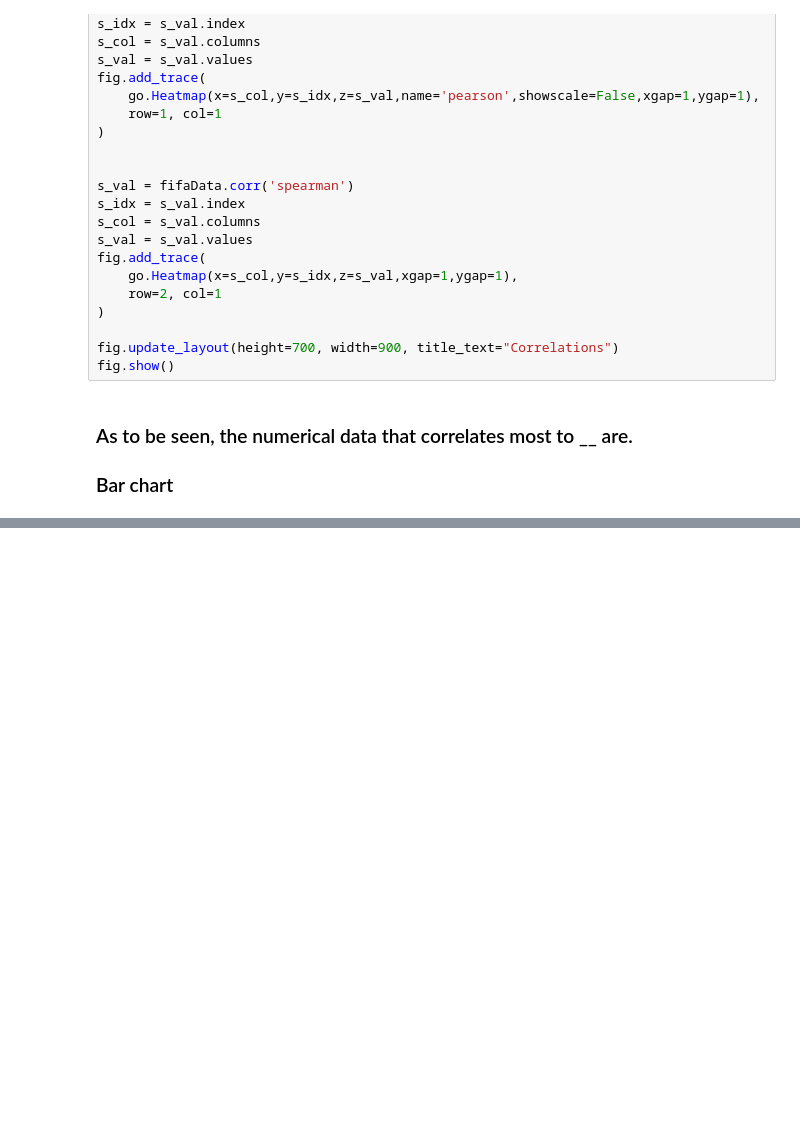
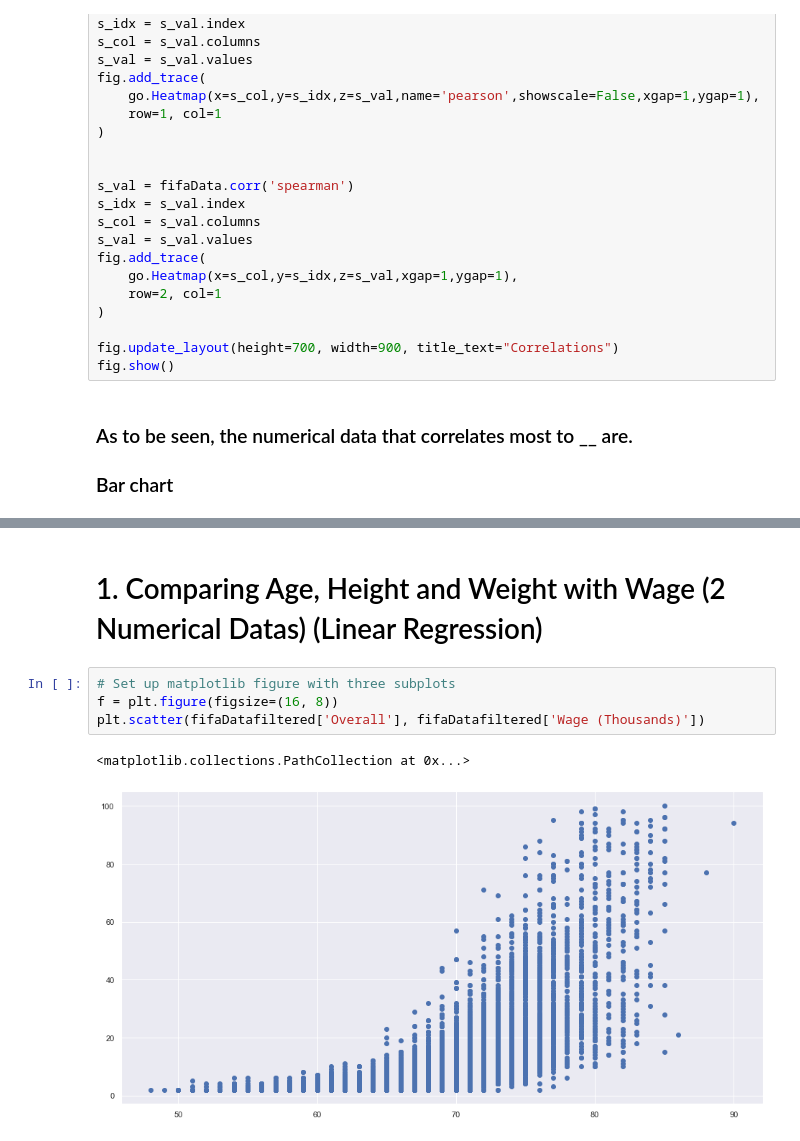
Before and after one commit to qtxbryan/SC1015_MiniProject, a Jupyter notebook: main.ipynb, the cells around one changed output, grey strips where cells are left out. Drawn from its saved outputs; the diff is of its cells as text; blank space fills up the shorter version.

Commit message:
Added linear regression and a lot of things

```diff
--- a/main.ipynb
+++ b/main.ipynb
@@ -361,0 +338,9 @@ NameError: name 'ax' is not defined
+# %% [markdown]
+# 1. Comparing Age, Height and Weight with Wage (2 Numerical Datas) (Linear Regression)
+# %%
+# Set up matplotlib figure with three subplots
+f = plt.figure(figsize=(16, 8))
+plt.scatter(fifaDatafiltered['Overall'], fifaDatafiltered['Wage (Thousands)'])
+# %% [output]
+<matplotlib.collections.PathCollection at 0x...>
+[figure, added]
```
Also changed, not shown: parts of 49 cells of this notebook.
